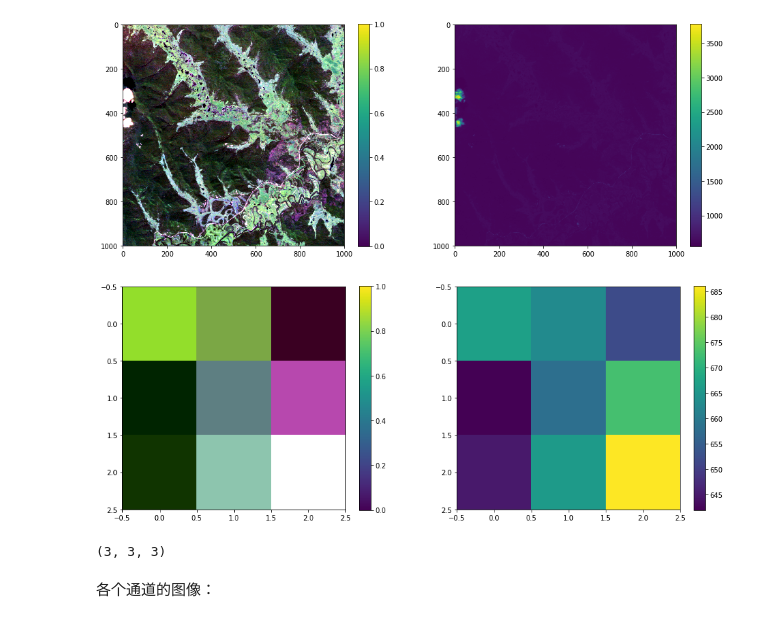
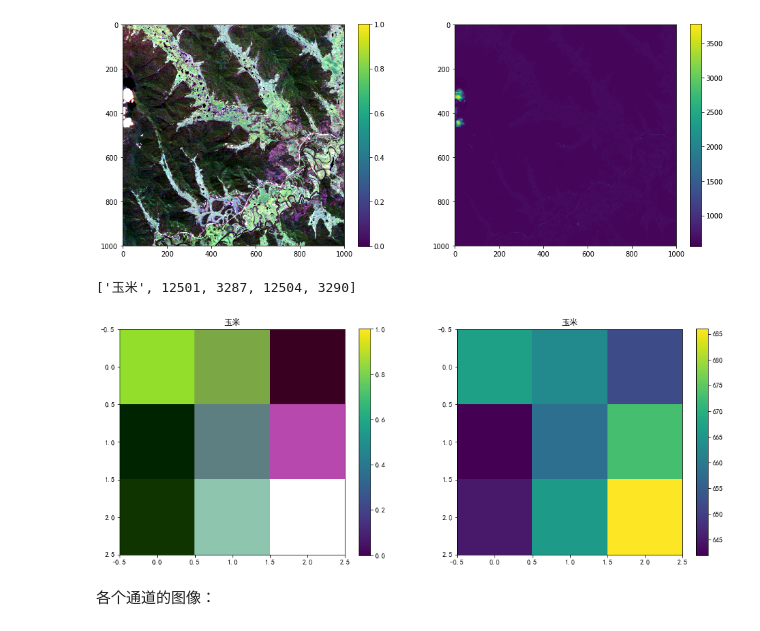
Before and after one commit to XinetAI/CVX, a Jupyter notebook: Notebook/GF6_WFV_glon.ipynb, the cells around one changed output. Cells and saved outputs as stored; diff of their text form; code cells hidden in the pictures.

```diff
--- a/Notebook/GF6_WFV_glon.ipynb
+++ b/Notebook/GF6_WFV_glon.ipynb
@@ -3,3 +1,7 @@
+# %%
+%matplotlib inline
+plt.rcParams['font.sans-serif'] = ['SimHei']  # 指定默认字体, 为在 Matplotlib 中显示中文，设置特殊字体
+plt.rcParams['axes.unicode_minus'] = False  # 解决保存图像是负号 '-' 显示为方块的问题
 # %% [markdown]
 参考：[可视化tiff数据 + 提交格式](https://tianchi.aliyun.com/forum/postDetail?postId=2580)
 # %%
@@ -53,7 +55,7 @@ for fid in range(len(train_anns)):
     x_l = int(round(a.x))
     y_l = -int(round(a.y))
     r = a['半径']
-    raster.append([x_l, y_l, x_l + r, y_l + r])
+    raster.append([a['作物'], x_l, y_l, x_l + r, y_l + r])
 # %%
 def scale_percentile(matrix):
     w, h, d = matrix.shape
@@ -80,26 +81,26 @@ plt.colorbar(i2)
 plt.show()
 # %% [output]
 [figure]
+# %%
+ob = raster[0]
+ob
+# %% [output]
+['玉米', 12501, 3287, 12504, 3290]
 # %%
-loc = raster[0]
 fig, axes = plt.subplots(ncols=2, nrows=1, figsize=(16, 6))
-
 p1 = plt.subplot(121)
-i1 = p1.imshow(scale_percentile(imgs[loc[0]:loc[2], loc[1]:loc[3],:3]))
+i1 = p1.imshow(scale_percentile(imgs[ob[1]:ob[3], ob[2]:ob[4],:3]))
 plt.colorbar(i1)
+plt.title(ob[0])
 
 p2 = plt.subplot(122)
-i2 = p2.imshow(imgs[loc[0]:loc[2], loc[1]:loc[3], 0])
+i2 = p2.imshow(imgs[ob[1]:ob[3], ob[2]:ob[4], 0])
 plt.colorbar(i2)
+plt.title(ob[0])
 
 plt.show()
 # %% [output]
-[figure, old version]
+[figure, new version]
-# %%
-class Loader:
-    def __init__(self, )
-# %% [output]
-(3, 3, 3)
 # %% [markdown]
 各个通道的图像：
 # %%
```
Also changed, not shown: parts of 4 cells of this notebook.
